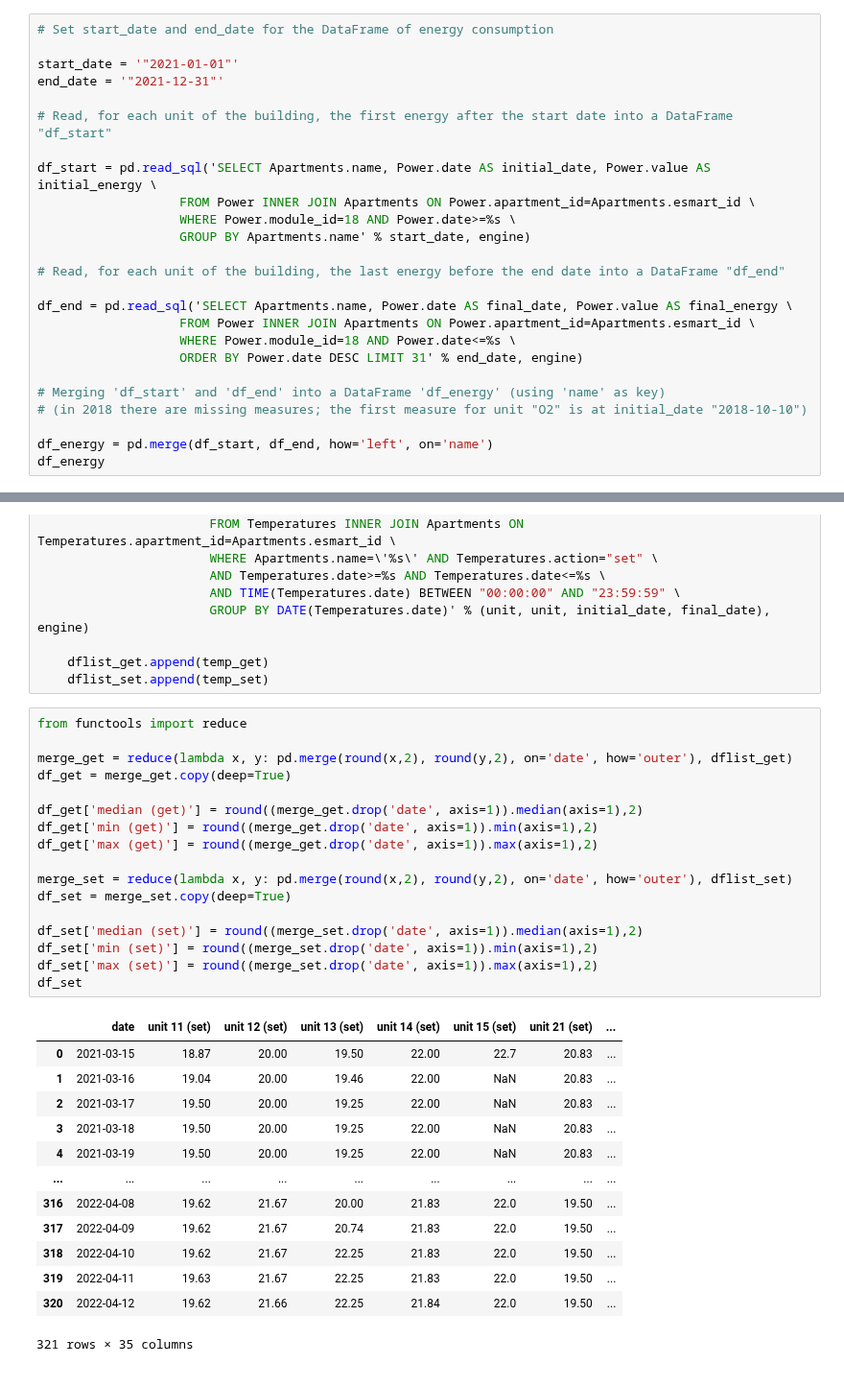
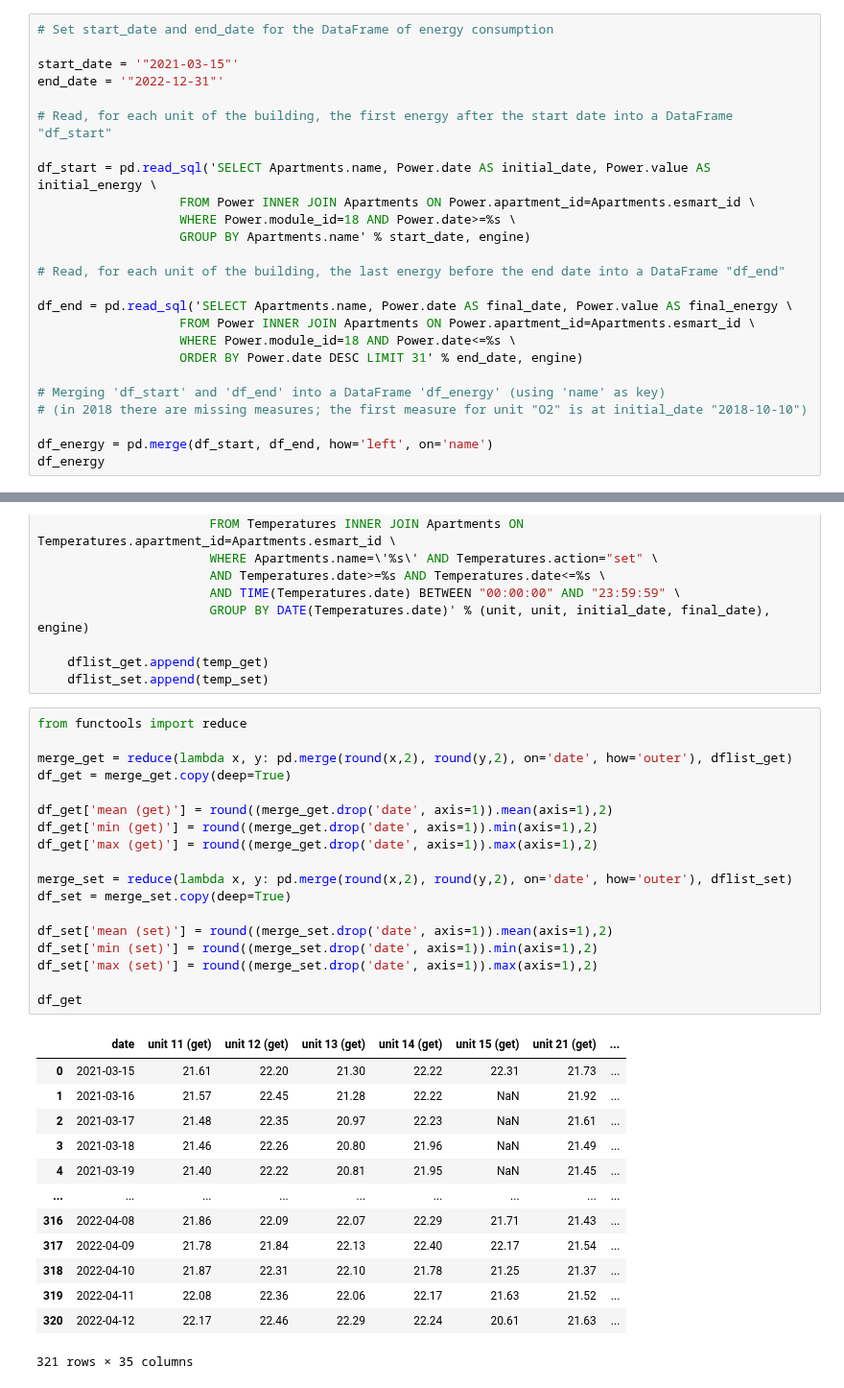
Before and after one commit to rtiedra/data-science, a Jupyter notebook: building_heating/building_heating.ipynb, the cells around one changed output, grey strips where cells are left out. Shown at 96% size. Cells and saved outputs as stored; diff of their text form.

```diff
--- a/building_heating/building_heating.ipynb
+++ b/building_heating/building_heating.ipynb
@@ -178,8 +178,8 @@ In this part of the analysis, we retrieve and plot in pie chart the data of ener
 # %%
 # Set start_date and end_date for the DataFrame of energy consumption
 
-start_date = '"2021-01-01"'
-end_date = '"2021-12-31"'
+start_date = '"2021-03-15"'
+end_date = '"2022-12-31"'
 
 # Read, for each unit of the building, the first energy after the start date into a DataFrame "df_start"
 
@@ -274,33 +274,34 @@ for unit in units:
 # %%
 from functools import reduce
 
 merge_get = reduce(lambda x, y: pd.merge(round(x,2), round(y,2), on='date', how='outer'), dflist_get)
 df_get = merge_get.copy(deep=True)
 
-df_get['median (get)'] = round((merge_get.drop('date', axis=1)).median(axis=1),2)
+df_get['mean (get)'] = round((merge_get.drop('date', axis=1)).mean(axis=1),2)
 df_get['min (get)'] = round((merge_get.drop('date', axis=1)).min(axis=1),2)
 df_get['max (get)'] = round((merge_get.drop('date', axis=1)).max(axis=1),2)
 
 merge_set = reduce(lambda x, y: pd.merge(round(x,2), round(y,2), on='date', how='outer'), dflist_set)
 df_set = merge_set.copy(deep=True)
 
-df_set['median (set)'] = round((merge_set.drop('date', axis=1)).median(axis=1),2)
+df_set['mean (set)'] = round((merge_set.drop('date', axis=1)).mean(axis=1),2)
 df_set['min (set)'] = round((merge_set.drop('date', axis=1)).min(axis=1),2)
 df_set['max (set)'] = round((merge_set.drop('date', axis=1)).max(axis=1),2)
-df_set
+
+df_get
 # %% [output]
-|  | date | unit 11 (set) | unit 12 (set) | unit 13 (set) | unit 14 (set) | unit 15 (set) | unit 21 (set) | ... |
-| 0 | 2021-03-15 | 18.87 | 20.00 | 19.50 | 22.00 | 22.7 | 20.83 | ... |
-| 1 | 2021-03-16 | 19.04 | 20.00 | 19.46 | 22.00 | NaN | 20.83 | ... |
-| 2 | 2021-03-17 | 19.50 | 20.00 | 19.25 | 22.00 | NaN | 20.83 | ... |
-| 3 | 2021-03-18 | 19.50 | 20.00 | 19.25 | 22.00 | NaN | 20.83 | ... |
-| 4 | 2021-03-19 | 19.50 | 20.00 | 19.25 | 22.00 | NaN | 20.83 | ... |
+|  | date | unit 11 (get) | unit 12 (get) | unit 13 (get) | unit 14 (get) | unit 15 (get) | unit 21 (get) | ... |
+| 0 | 2021-03-15 | 21.61 | 22.20 | 21.30 | 22.22 | 22.31 | 21.73 | ... |
+| 1 | 2021-03-16 | 21.57 | 22.45 | 21.28 | 22.22 | NaN | 21.92 | ... |
+| 2 | 2021-03-17 | 21.48 | 22.35 | 20.97 | 22.23 | NaN | 21.61 | ... |
+| 3 | 2021-03-18 | 21.46 | 22.26 | 20.80 | 21.96 | NaN | 21.49 | ... |
+| 4 | 2021-03-19 | 21.40 | 22.22 | 20.81 | 21.95 | NaN | 21.45 | ... |
 | ... | ... | ... | ... | ... | ... | ... | ... | ... |
-| 316 | 2022-04-08 | 19.62 | 21.67 | 20.00 | 21.83 | 22.0 | 19.50 | ... |
-| 317 | 2022-04-09 | 19.62 | 21.67 | 20.74 | 21.83 | 22.0 | 19.50 | ... |
-| 318 | 2022-04-10 | 19.62 | 21.67 | 22.25 | 21.83 | 22.0 | 19.50 | ... |
-| 319 | 2022-04-11 | 19.63 | 21.67 | 22.25 | 21.83 | 22.0 | 19.50 | ... |
-| 320 | 2022-04-12 | 19.62 | 21.66 | 22.25 | 21.84 | 22.0 | 19.50 | ... |
+| 316 | 2022-04-08 | 21.86 | 22.09 | 22.07 | 22.29 | 21.71 | 21.43 | ... |
+| 317 | 2022-04-09 | 21.78 | 21.84 | 22.13 | 22.40 | 22.17 | 21.54 | ... |
+| 318 | 2022-04-10 | 21.87 | 22.31 | 22.10 | 21.78 | 21.25 | 21.37 | ... |
+| 319 | 2022-04-11 | 22.08 | 22.36 | 22.06 | 22.17 | 21.63 | 21.52 | ... |
+| 320 | 2022-04-12 | 22.17 | 22.46 | 22.29 | 22.24 | 20.61 | 21.63 | ... |
 321 rows × 35 columns
 # %%
 unit = '43'
```
Also changed, not shown: parts of 5 cells of this notebook.
